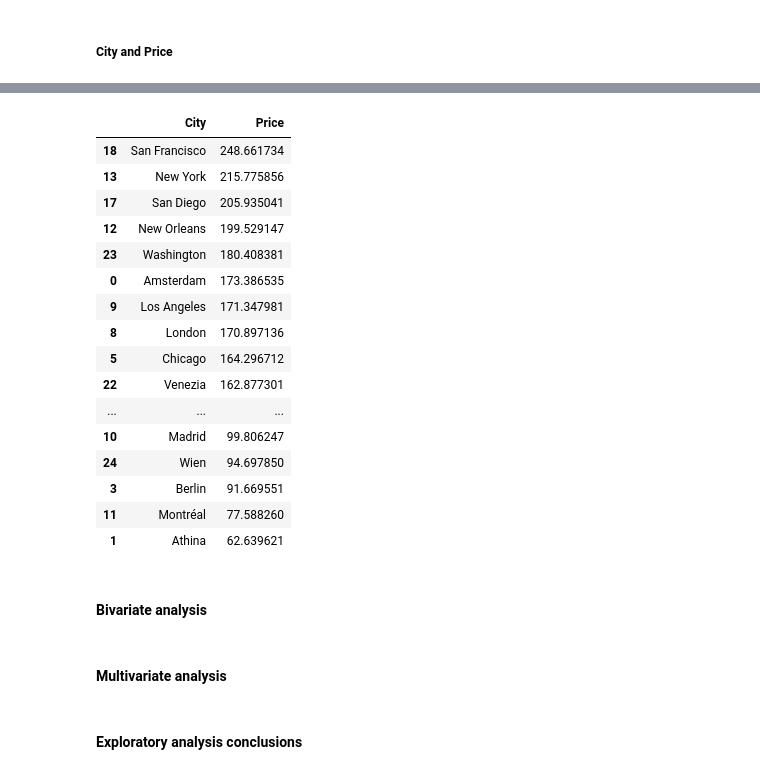
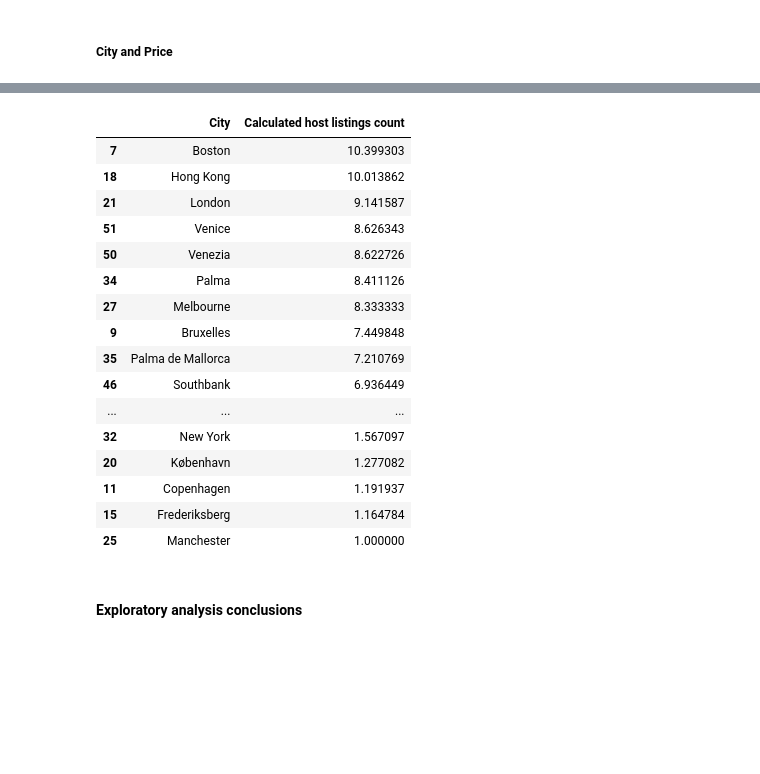
Before and after one commit to deepak-karkala/airbnb-data-science, a Jupyter notebook: notebooks/airbnb_exploratory_analysis.ipynb, the cells around one changed output, grey strips where cells are left out. Saved outputs shown, nothing was run; the diff lists cells and outputs as text; code cells hidden in the pictures; blank space fills up the shorter version.

Commit message:
Updating airbnb exploratory analysis notebook

```diff
--- a/notebooks/airbnb_exploratory_analysis.ipynb
+++ b/notebooks/airbnb_exploratory_analysis.ipynb
@@ -85,8 +85,9 @@ len(dfo)
 #df = dfo.copy()
 df = dfo[features_existing_host].copy()
 
-enable_separate_features = 0
-enable_separate_amenities = 0
+enable_separate_features = 1
+enable_separate_amenities = 1
+#df = df.sample(100000)
 
 ########################################################
 ############ Location Features #############
@@ -96,6 +97,8 @@ exclude_low_count_countries_list = ["0", "Cuba", "Mexico", "Uruguay", "Vanuatu",
 df = df[~df["Country"].isin(exclude_low_count_countries_list)]
 # Remove null (3 entries)
 df = df[~pd.isnull(df["Country"])]
+df = df[df["Country"]!="China"]
+
 
 ###### City ########
 # Remove cities with less than 10 listings
@@ -275,7 +278,7 @@ if enable_separate_features == 1:
     # Assign 1 if that feature is present
     for i in range(len(df)):
         idx = df.index[i]
-        features = df.loc[idx]["Features"]
+        features = dfo.loc[idx]["Features"]
         if not pd.isnull(features):
             features = features.split(",")
             for ft in features:
@@ -359,7 +362,7 @@ if enable_separate_amenities == 1:
     # Assign 1 if those amenities are present
     for i in range(len(df)):
         idx = df.index[i]
-        amenities = df.loc[idx]["Amenities"]
+        amenities = dfo.loc[idx]["Amenities"]
         if not pd.isnull(amenities):
             amenities = amenities.split(",")
             for ft in amenities:
@@ -560,0 +616,20 @@ df.groupby("Country").mean()["Price"].reset_index().sort_values("Price", ascendi
+# %%
+"""
+import random
+n = 100
+# this is probably a strange way to generate random data; please feel free to correct it
+df = pd.DataFrame({"X": [random.choice(["A","B","C"]) for i in range(n)],
+                   "Y": [random.choice(["a","b","c"]) for i in range(n)],
+                   "Z": [random.gauss(0,1) for i in range(n)]})
+grouped = df.groupby(["X", "Y"])
+
+df2 = pd.DataFrame({col:vals['Z'] for col,vals in grouped})
+
+meds = df2.median()
+meds.sort_values(ascending=False, inplace=True)
+df2 = df2[meds.index]
+#df2.boxplot()
+
+meds
+"""
+print("")
@@ -601,27 +1140,25 @@ df[df["Room Type"]=="Private room"].groupby("City").filter(lambda x: len(x)>2000
 # %%
-df[df["Room Type"]=="Entire home/apt"].groupby("City").filter(lambda x: len(x)>2000).groupby("City").mean()["Price"].reset_index().sort_values("Price", ascending=False)
+col = "Calculated host listings count"
+dft = df[["City", col]].copy()
+dft.groupby("City").filter(lambda x: len(x)>500).groupby("City").mean().reset_index().sort_values(col, ascending=False)
 # %% [output]
-|  | City | Price |
-| 18 | San Francisco | 248.661734 |
-| 13 | New York | 215.775856 |
-| 17 | San Diego | 205.935041 |
-| 12 | New Orleans | 199.529147 |
-| 23 | Washington | 180.408381 |
-| 0 | Amsterdam | 173.386535 |
-| 9 | Los Angeles | 171.347981 |
-| 8 | London | 170.897136 |
-| 5 | Chicago | 164.296712 |
-| 22 | Venezia | 162.877301 |
+|  | City | Calculated host listings count |
+| 7 | Boston | 10.399303 |
+| 18 | Hong Kong | 10.013862 |
+| 21 | London | 9.141587 |
+| 51 | Venice | 8.626343 |
+| 50 | Venezia | 8.622726 |
+| 34 | Palma | 8.411126 |
+| 27 | Melbourne | 8.333333 |
+| 9 | Bruxelles | 7.449848 |
+| 35 | Palma de Mallorca | 7.210769 |
+| 46 | Southbank | 6.936449 |
 | ... | ... | ... |
-| 10 | Madrid | 99.806247 |
-| 24 | Wien | 94.697850 |
-| 3 | Berlin | 91.669551 |
-| 11 | Montréal | 77.588260 |
-| 1 | Athina | 62.639621 |
+| 32 | New York | 1.567097 |
+| 20 | København | 1.277082 |
+| 11 | Copenhagen | 1.191937 |
+| 15 | Frederiksberg | 1.164784 |
+| 25 | Manchester | 1.000000 |
-# %% [markdown]
-#### Bivariate analysis
-# %% [markdown]
-#### Multivariate analysis
 # %% [markdown]
 #### Exploratory analysis conclusions
 # %% [markdown]
```
Also changed, not shown: parts of 71 cells of this notebook.
